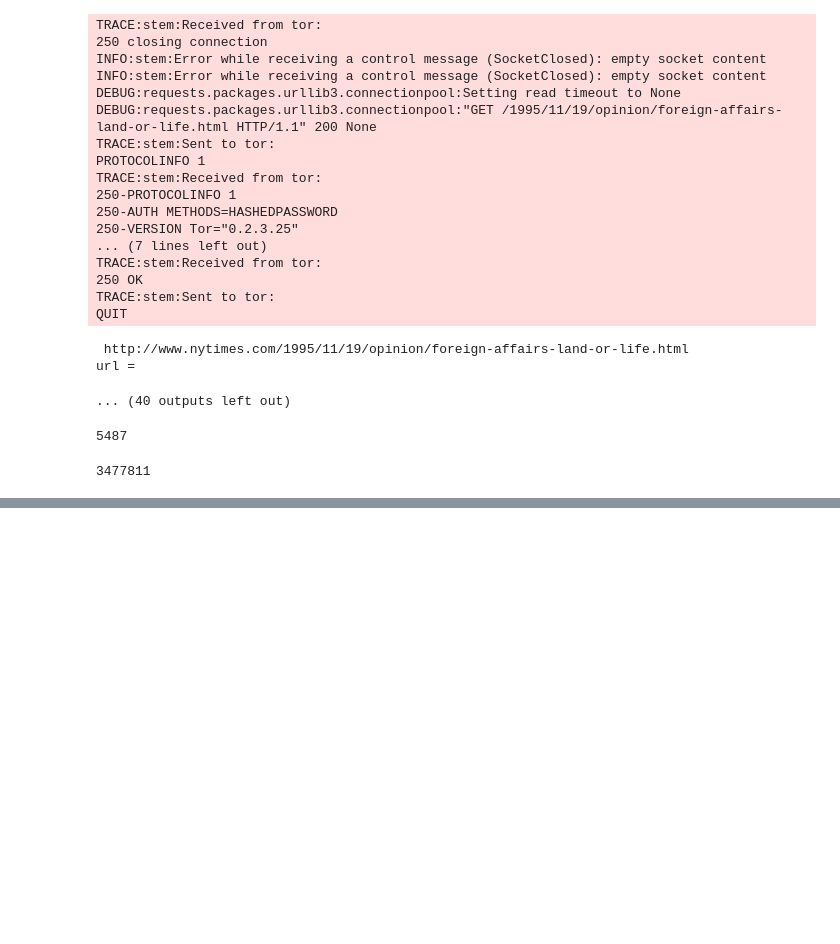
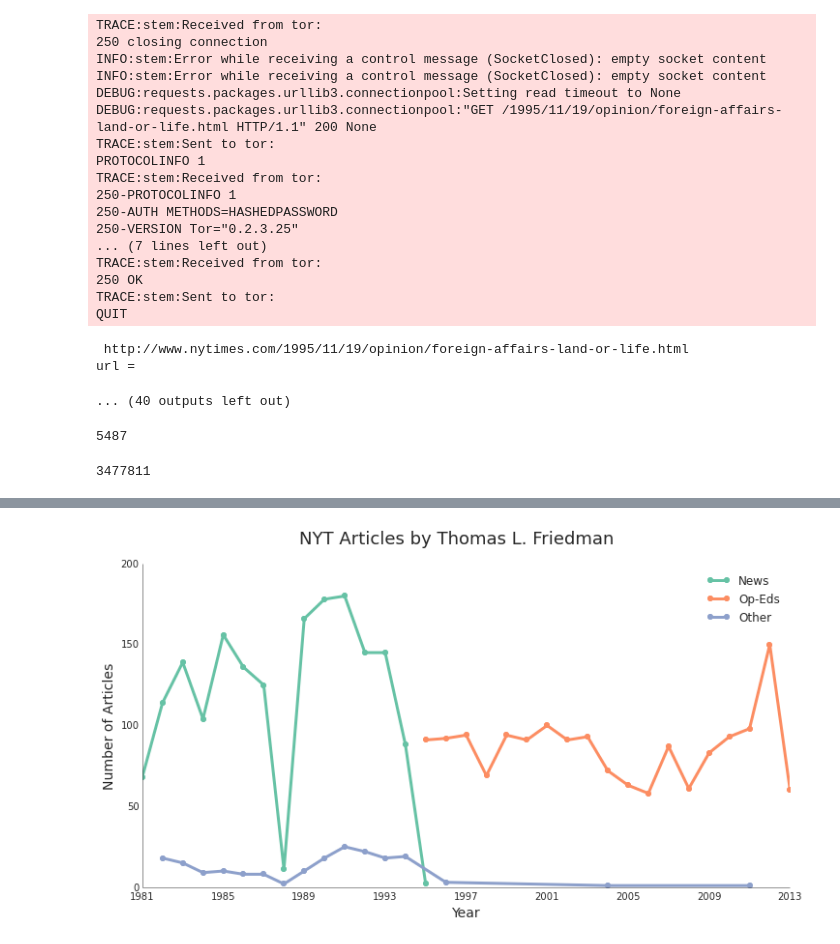
Before and after one commit to bdewilde/thomas_friedman_nlp, a Jupyter notebook: intermediate_nlp_blog_post_pt1.ipynb, the cells around one changed output, grey strips where cells are left out. Saved outputs shown, nothing was run; the diff lists cells and outputs as text; code cells hidden in the pictures; blank space fills up the shorter version.

```diff
--- a/intermediate_nlp_blog_post_pt1.ipynb
+++ b/intermediate_nlp_blog_post_pt1.ipynb
@@ -517,0 +607,28 @@ len([doc for doc in docs if doc.get('full_text')])
+# %%
+oped_counts = pd.groupby(df[df['type_of_material'] == 'Op-Ed'], by='y')['full_text'].count()
+news_counts = pd.groupby(df[df['type_of_material'] == 'News'], by='y')['full_text'].count()
+other_counts = pd.groupby(df[~df['type_of_material'].isin(['News', 'Op-Ed'])], by='y')['full_text'].count()
+
+fig = plt.figure(figsize=(12,6), dpi=100)
+suptitle = fig.suptitle('NYT Articles by Thomas L. Friedman', fontsize=18)
+
+ax = fig.add_subplot(1,1,1)
+ppl.plot(ax, news_counts.index, news_counts.values,
+         linewidth=3, marker='o', markersize=6, markeredgewidth=0.0,
+         label='News')
+ppl.plot(ax, oped_counts.index, oped_counts.values,
+         linewidth=3, marker='o', markersize=6, markeredgewidth=0.0,
+         label='Op-Eds')
+ppl.plot(ax, other_counts.index, other_counts.values,
+         linewidth=3, marker='o', markersize=6, markeredgewidth=0.0,
+         label='Other')
+
+xlab = ax.set_xlabel('Year', fontsize=14)
+ylab = ax.set_ylabel('Number of Articles', fontsize=14)
+ylim = ax.set_ylim((0,ax.get_ylim()[1]+20))
+
+leg = plt.legend(loc='upper right', frameon=False)
+
+fig.savefig('/Users/bjdewilde/Desktop/data_science/projects/thomas_friedman_nlp/viz/article_counts.pdf', dpi=200)
+# %% [output]
+[figure, added]
```
Also changed, not shown: parts of 19 cells of this notebook, 1 other file.
